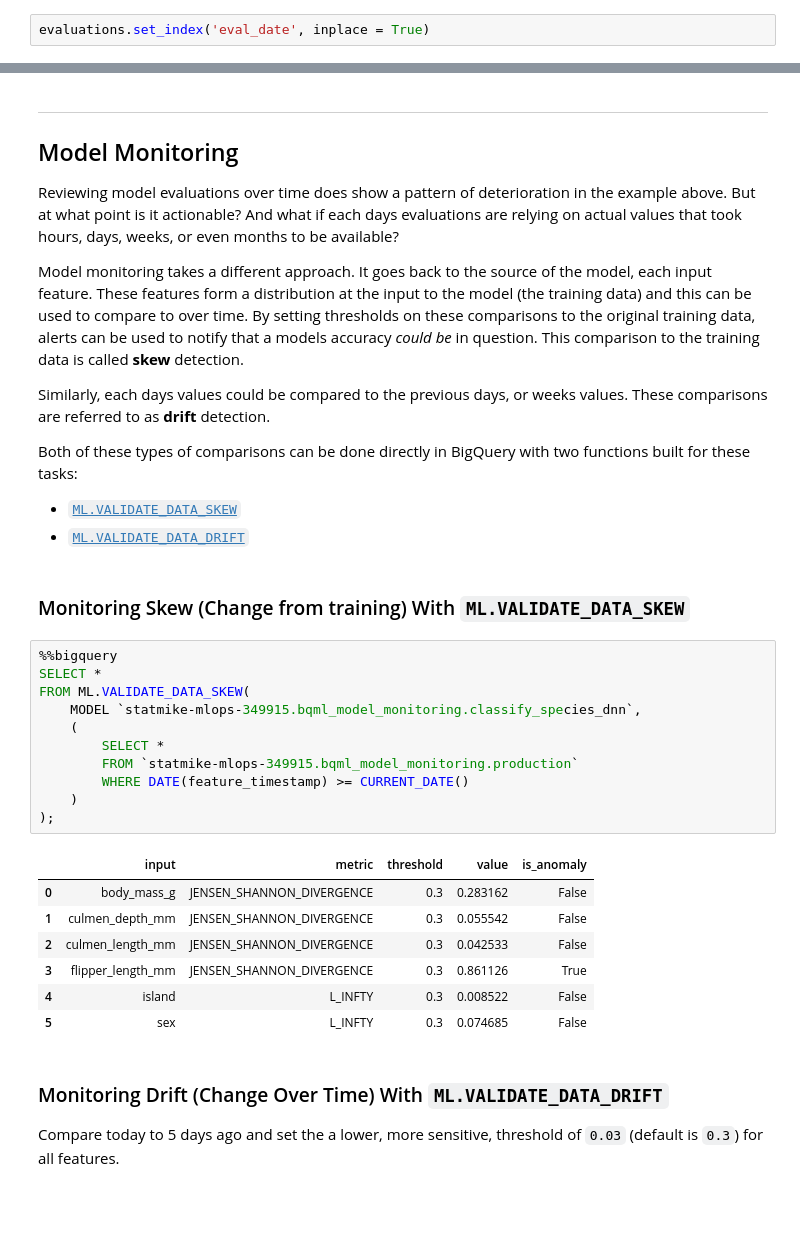
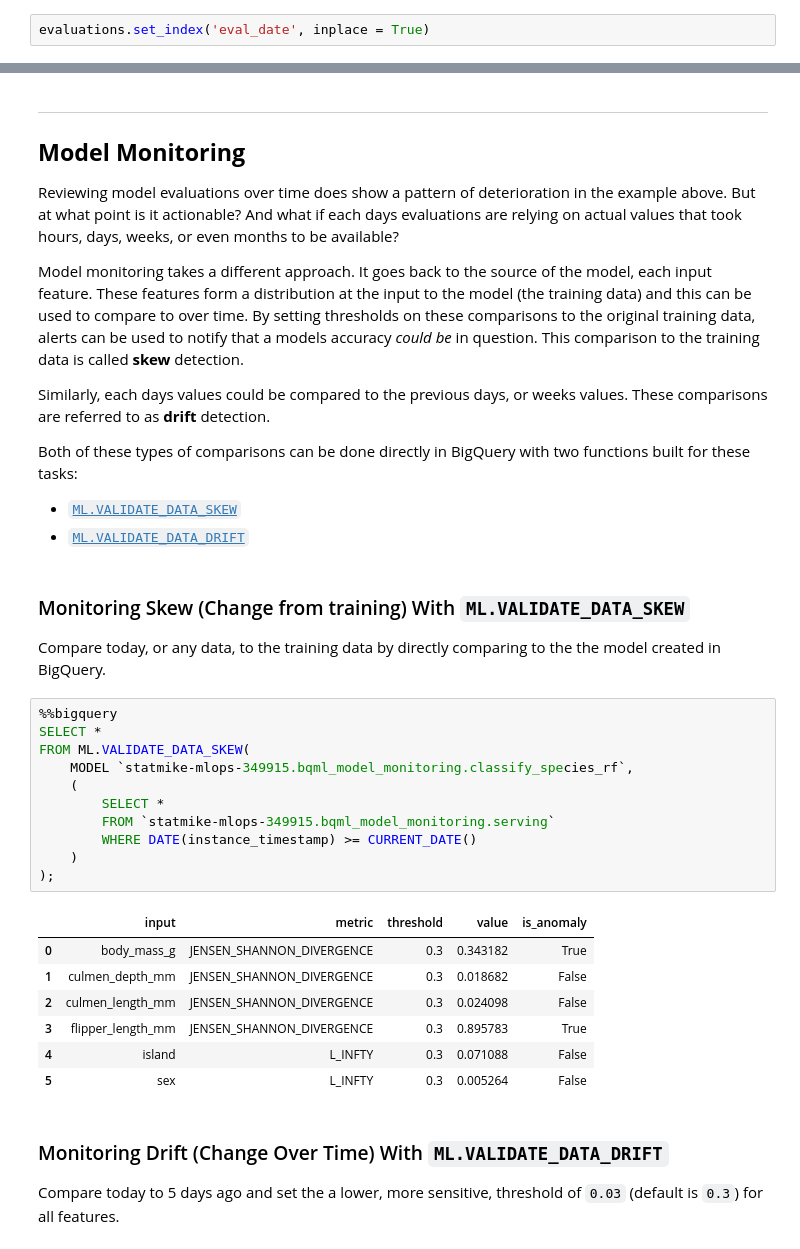
Before and after one commit to statmike/vertex-ai-mlops, a Jupyter notebook: Model Monitoring/bqml-model-monitoring-tutorial.ipynb, the cells around one changed output, grey strips where cells are left out. Saved outputs shown, nothing was run; the diff lists cells and outputs as text; blank space fills up the shorter version.

Commit message:
added online serving, switched model type form DNN to RF

```diff
--- a/Model Monitoring/bqml-model-monitoring-tutorial.ipynb
+++ b/Model Monitoring/bqml-model-monitoring-tutorial.ipynb
@@ -665,6 +663,6 @@ evaluations.plot(y = ['log_loss', 'f1_score', 'precision'], legend = True, title
 # %% [markdown]
 ---
-## Model Monitoring
+## **Model Monitoring**
 
 Reviewing model evaluations over time does show a pattern of deterioration in the example above.  But at what point is it actionable?  And what if each days evaluations are relying on actual values that took hours, days, weeks, or even months to be available?
 
@@ -677,25 +675,27 @@ Both of these types of comparisons can be done directly in BigQuery with two fun
 - [`ML.VALIDATE_DATA_DRIFT`](https://cloud.google.com/bigquery/docs/reference/standard-sql/bigqueryml-syntax-validate-data-drift)
 # %% [markdown]
 ### Monitoring Skew (Change from training) With `ML.VALIDATE_DATA_SKEW`
+
+Compare today, or any data, to the training data by directly comparing to the the model created in BigQuery.
 # %%
 %%bigquery
 SELECT *
 FROM ML.VALIDATE_DATA_SKEW(
-    MODEL `statmike-mlops-349915.bqml_model_monitoring.classify_species_dnn`,
+    MODEL `statmike-mlops-349915.bqml_model_monitoring.classify_species_rf`,
     (
         SELECT *
-        FROM `statmike-mlops-349915.bqml_model_monitoring.production`
-        WHERE DATE(feature_timestamp) >= CURRENT_DATE()
+        FROM `statmike-mlops-349915.bqml_model_monitoring.serving`
+        WHERE DATE(instance_timestamp) >= CURRENT_DATE()
     )
 );
 # %% [output]
 |  | input | metric | threshold | value | is_anomaly |
-| 0 | body_mass_g | JENSEN_SHANNON_DIVERGENCE | 0.3 | 0.283162 | False |
-| 1 | culmen_depth_mm | JENSEN_SHANNON_DIVERGENCE | 0.3 | 0.055542 | False |
-| 2 | culmen_length_mm | JENSEN_SHANNON_DIVERGENCE | 0.3 | 0.042533 | False |
-| 3 | flipper_length_mm | JENSEN_SHANNON_DIVERGENCE | 0.3 | 0.861126 | True |
-| 4 | island | L_INFTY | 0.3 | 0.008522 | False |
-| 5 | sex | L_INFTY | 0.3 | 0.074685 | False |
+| 0 | body_mass_g | JENSEN_SHANNON_DIVERGENCE | 0.3 | 0.343182 | True |
+| 1 | culmen_depth_mm | JENSEN_SHANNON_DIVERGENCE | 0.3 | 0.018682 | False |
+| 2 | culmen_length_mm | JENSEN_SHANNON_DIVERGENCE | 0.3 | 0.024098 | False |
+| 3 | flipper_length_mm | JENSEN_SHANNON_DIVERGENCE | 0.3 | 0.895783 | True |
+| 4 | island | L_INFTY | 0.3 | 0.071088 | False |
+| 5 | sex | L_INFTY | 0.3 | 0.005264 | False |
 # %% [markdown]
 ### Monitoring Drift (Change Over Time) With `ML.VALIDATE_DATA_DRIFT`
 
```
Also changed, not shown: parts of 77 cells of this notebook.
